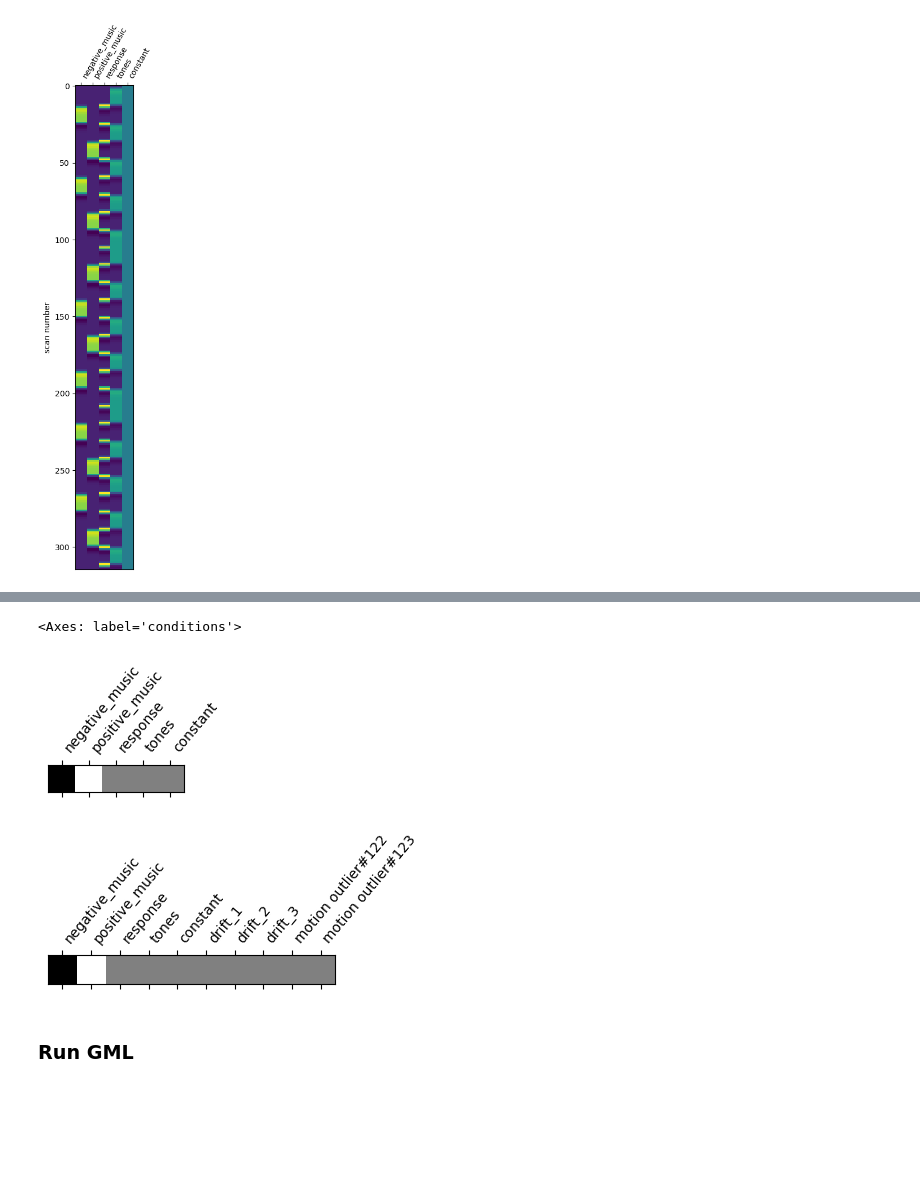
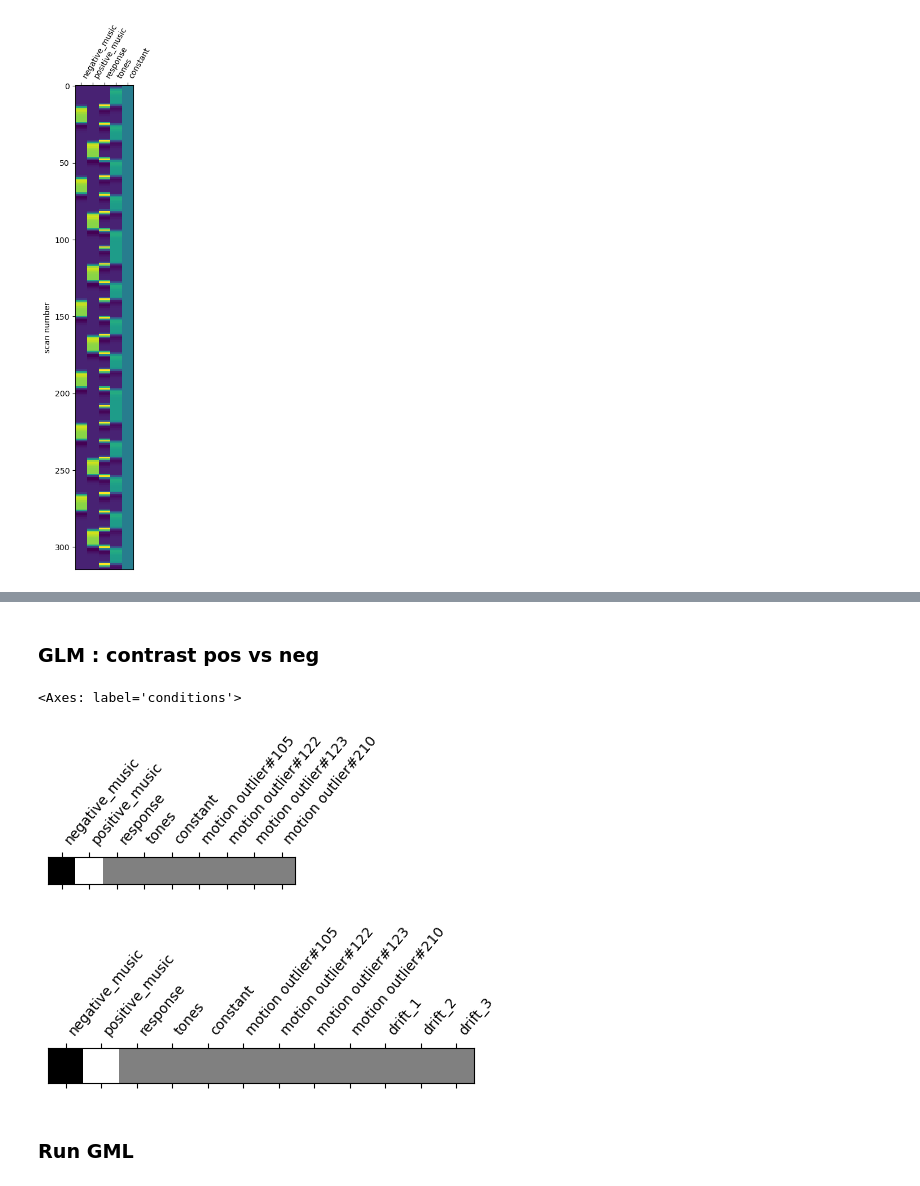
Before and after one commit to ThibthibML/NSSP, a Jupyter notebook: part1.ipynb, the cells around one changed output, grey strips where cells are left out. Drawn from its saved outputs; the diff is of its cells as text; code cells hidden in the pictures; blank space fills up the shorter version.

```diff
--- a/part1.ipynb
+++ b/part1.ipynb
@@ -715,20 +745,26 @@ fmri_glm_modified = fmri_glm_modified.fit(dpath, design_matrices=[design_mat_reg
 # %%
 # Create the dictionary of the conditions
 
-conditions = {
-    'neg_music': np.array([1, 0, 0, 0, 0]),
-    'pos_music':np.array([0, 1, 0, 0, 0]),
-    'response':np.array([0, 0, 1, 0, 0]),
-    'tones':np.array([0, 0, 0, 1, 0]),
-}
+def create_conditions(num_zeros):
+    # Define the conditions
+    conditions = {
+        'neg_music': np.zeros(num_zeros, dtype=int),
+        'pos_music': np.zeros(num_zeros, dtype=int),
+        'response': np.zeros(num_zeros, dtype=int),
+        'tones': np.zeros(num_zeros, dtype=int),
+        'constant' : np.zeros(num_zeros, dtype=int),
+    }
 
+    # Set the position of 1 for each condition
+    conditions['neg_music'][0] = 1
+    conditions['pos_music'][1] = 1
+    conditions['response'][2] = 1
+    conditions['tones'][3] = 1
+    conditions['constant'][4] = 1
 
-conditions_modified = {
-    'neg_music': np.array([1, 0, 0, 0, 0,0,0,0,0,0]),
-    'pos_music':np.array([0, 1, 0, 0, 0,0,0,0,0,0]),
-    'response':np.array([0, 0, 1, 0, 0,0,0,0,0,0]),
-    'tones':np.array([0, 0, 0, 1, 0,0,0,0,0,0]),
-}
+    return conditions
 
-pos_neg_contrast = conditions['pos_music'] - conditions['neg_music']
-pos_neg_contrast_modified = conditions_modified['pos_music'] - conditions_modified['neg_music']
+conditions = create_conditions(9)
+display(conditions)
+conditions_drift = create_conditions(12)
+display(conditions_drift)
@@ -735,10 +803,15 @@ pos_neg_contrast_modified = conditions_modified['pos_music'] - conditions_modifi
+# %% [markdown]
+### GLM : contrast pos vs neg
 # %%
-plot_contrast_matrix(pos_neg_contrast, design_matrix=design_mat)
-plot_contrast_matrix(pos_neg_contrast_modified, design_matrix=design_mat_regged)
+pos_neg_contrast = conditions['pos_music'] - conditions['neg_music']
+pos_neg_contrast_drift = conditions_drift['pos_music'] - conditions_drift['neg_music']
+
+plot_contrast_matrix(pos_neg_contrast, design_matrix=design_mat_outlier)
+plot_contrast_matrix(pos_neg_contrast_drift, design_matrix=design_mat_drift)
 # %% [output]
 <Axes: label='conditions'>
-[figure, old version]
+[figure, new version]
-[figure, old version]
+[figure, new version]
 # %% [markdown]
 ### Run GML
 # %%
```
Also changed, not shown: parts of 42 cells of this notebook, 1 other file.
